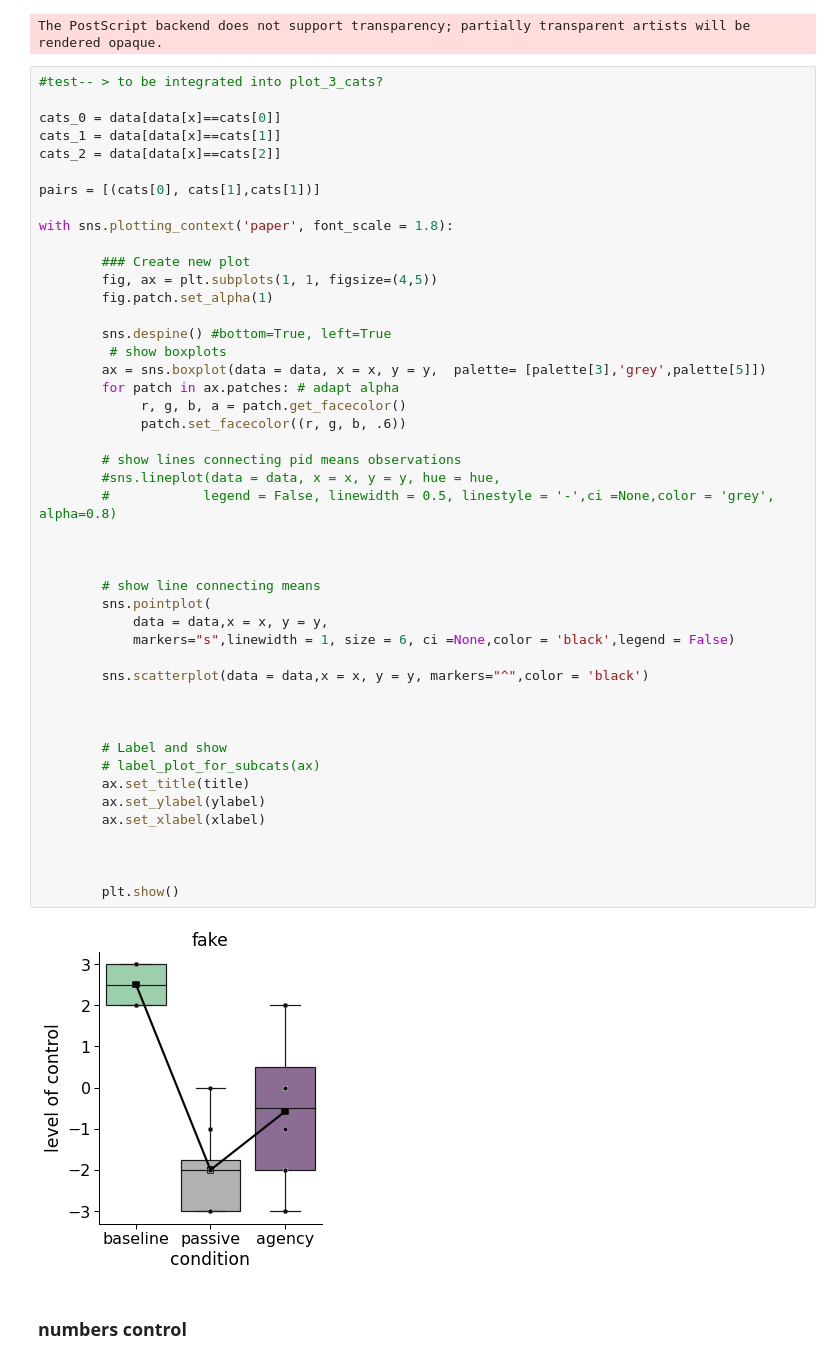
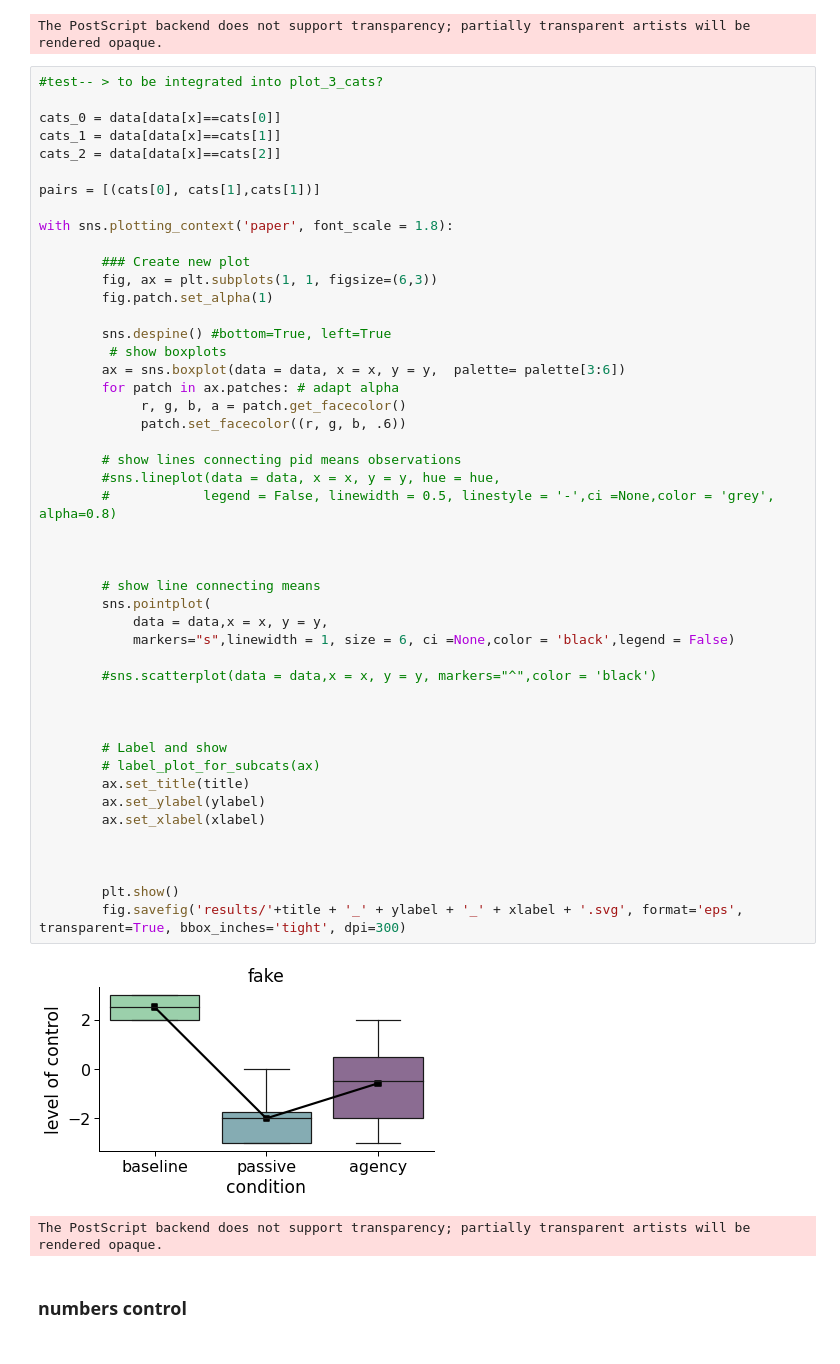
Before and after one commit to lukasgehrke/2021-fastReach, a Jupyter notebook: analyses/Leonie_tests/analysis_LT.ipynb, the cells around one changed output. Saved outputs shown, nothing was run; the diff lists cells and outputs as text.

Commit message:
figures

```diff
--- a/analyses/Leonie_tests/analysis_LT.ipynb
+++ b/analyses/Leonie_tests/analysis_LT.ipynb
@@ -365,42 +408,44 @@ pairs = [(cats[0], cats[1],cats[1])]
 with sns.plotting_context('paper', font_scale = 1.8):
 
         ### Create new plot
-        fig, ax = plt.subplots(1, 1, figsize=(4,5))
+        fig, ax = plt.subplots(1, 1, figsize=(6,3))
         fig.patch.set_alpha(1)
 
         sns.despine() #bottom=True, left=True
          # show boxplots
-        ax = sns.boxplot(data = data, x = x, y = y,  palette= [palette[3],'grey',palette[5]])
+        ax = sns.boxplot(data = data, x = x, y = y,  palette= palette[3:6])
         for patch in ax.patches: # adapt alpha
              r, g, b, a = patch.get_facecolor()
              patch.set_facecolor((r, g, b, .6))
 
         # show lines connecting pid means observations
         #sns.lineplot(data = data, x = x, y = y, hue = hue,
         #            legend = False, linewidth = 0.5, linestyle = '-',ci =None,color = 'grey', alpha=0.8)
 
 
 
         # show line connecting means
         sns.pointplot(
             data = data,x = x, y = y,
             markers="s",linewidth = 1, size = 6, ci =None,color = 'black',legend = False)
 
-        sns.scatterplot(data = data,x = x, y = y, markers="^",color = 'black')
+        #sns.scatterplot(data = data,x = x, y = y, markers="^",color = 'black')
 
 
 
         # Label and show
         # label_plot_for_subcats(ax)
         ax.set_title(title)
         ax.set_ylabel(ylabel)
         ax.set_xlabel(xlabel)
 
 
 
         plt.show()
+        fig.savefig('results/'+title + '_' + ylabel + '_' + xlabel + '.svg', format='eps', transparent=True, bbox_inches='tight', dpi=300)
 # %% [output]
-[figure, old version]
+[figure, new version]
+The PostScript backend does not support transparency; partially transparent artists will be rendered opaque.
 # %% [markdown]
 ### numbers control
 # %%
```
Also changed, not shown: parts of 1 cell of this notebook, 4 other files.
